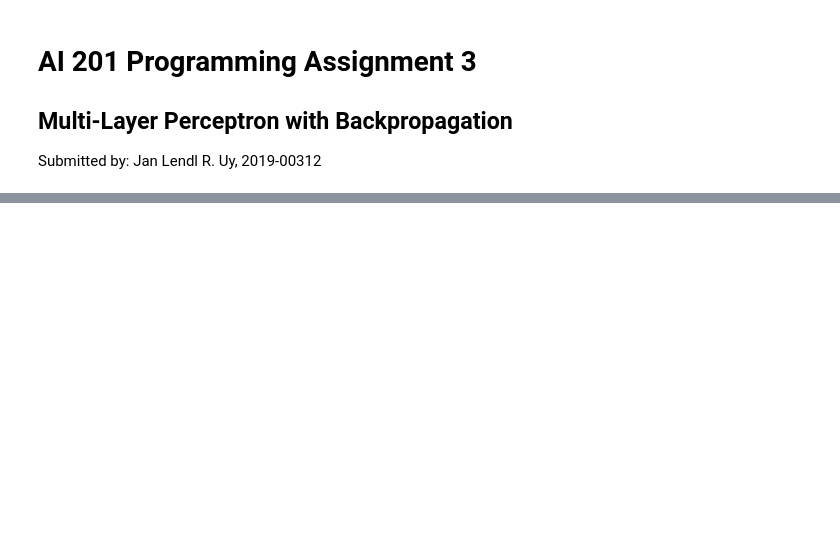
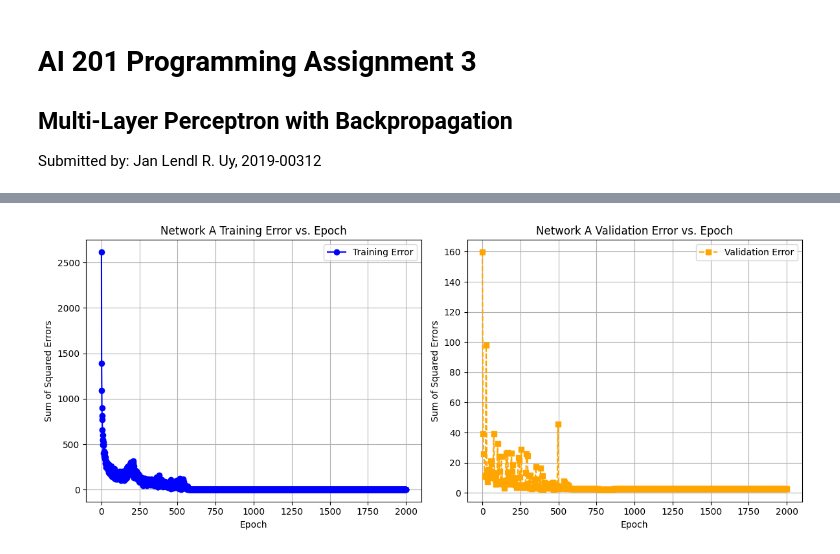
Before and after one commit to lendl-uy/ai201, a Jupyter notebook: programming_hw_3/ai201_pa3_uy.ipynb, the cells around one changed output, grey strips where cells are left out. Saved outputs shown, nothing was run; the diff lists cells and outputs as text; code cells hidden in the pictures; blank space fills up the shorter version.

```diff
--- a/programming_hw_3/ai201_pa3_uy.ipynb
+++ b/programming_hw_3/ai201_pa3_uy.ipynb
@@ -40,6 +61,0 @@ Y = np.array(Y)
-# %%
-smote = SMOTE()
-X, Y = smote.fit_resample(X, Y)
-
-print(X.shape)
-print(Y.shape)
@@ -253,9 +368,11 @@ class MultiLayerPerceptron:
 # %%
-EPOCHS = 5000
+# Initialize the MLP with tanh as the squashing function
+# for the hidden layers, default parameters
 input_size, output_size = X_train.shape[1], Y_train.shape[1]
 hidden_layer_sizes = [100, 100]
 activation_functions = ["tanh", "tanh", "logistic"]
 
-mlp = MultiLayerPerceptron(input_size=input_size, hidden_sizes=hidden_layer_sizes, output_size=output_size, activation_functions=activation_functions)
-mlp.train(X_train, Y_train, EPOCHS)
+# Train the MLP with the training and validation sets
+mlp_a = MultiLayerPerceptron(input_size=input_size, hidden_sizes=hidden_layer_sizes, output_size=output_size, activation_functions=activation_functions)
+mlp_a.train(X_train, Y_train, X_val, Y_val, EPOCHS)
 # %% [output]
@@ -280,0 +428,31 @@ Epoch 2100, Sum of Squared Errors: 1281.694500764119
+# %%
+training_epochs = np.linspace(0, EPOCHS + 1, EPOCHS)
+validation_epochs = np.linspace(0, EPOCHS + 1, EPOCHS//5)
+
+# training_errors = mlp_a.training_errors
+# validation_errors = mlp_a.validation_errors
+
+fig, axes = plt.subplots(nrows=1, ncols=2, figsize=(12, 5))  # Create 1 row, 2 columns of subplots
+
+# Training Error Plot
+axes[0].plot(training_epochs, mlp_a.training_errors, label="Training Error",
+             marker="o", linestyle="-", color='blue')
+axes[0].set_title("Network A Training Error vs. Epoch")
+axes[0].set_xlabel("Epoch")
+axes[0].set_ylabel("Sum of Squared Errors")
+axes[0].grid(True)
+axes[0].legend()
+
+# Validation Error Plot
+axes[1].plot(validation_epochs, mlp_a.validation_errors, label="Validation Error",
+             marker="s", linestyle='--', color='orange')
+axes[1].set_title("Network A Validation Error vs. Epoch")
+axes[1].set_xlabel("Epoch")
+axes[1].set_ylabel("Sum of Squared Errors")
+axes[1].grid(True)
+axes[1].legend()
+
+plt.tight_layout()  # Adjust subplots to fit into the figure area.
+plt.show()
+# %% [output]
+[figure, added]
```
Also changed, not shown: parts of 18 cells of this notebook, 7 other files.
